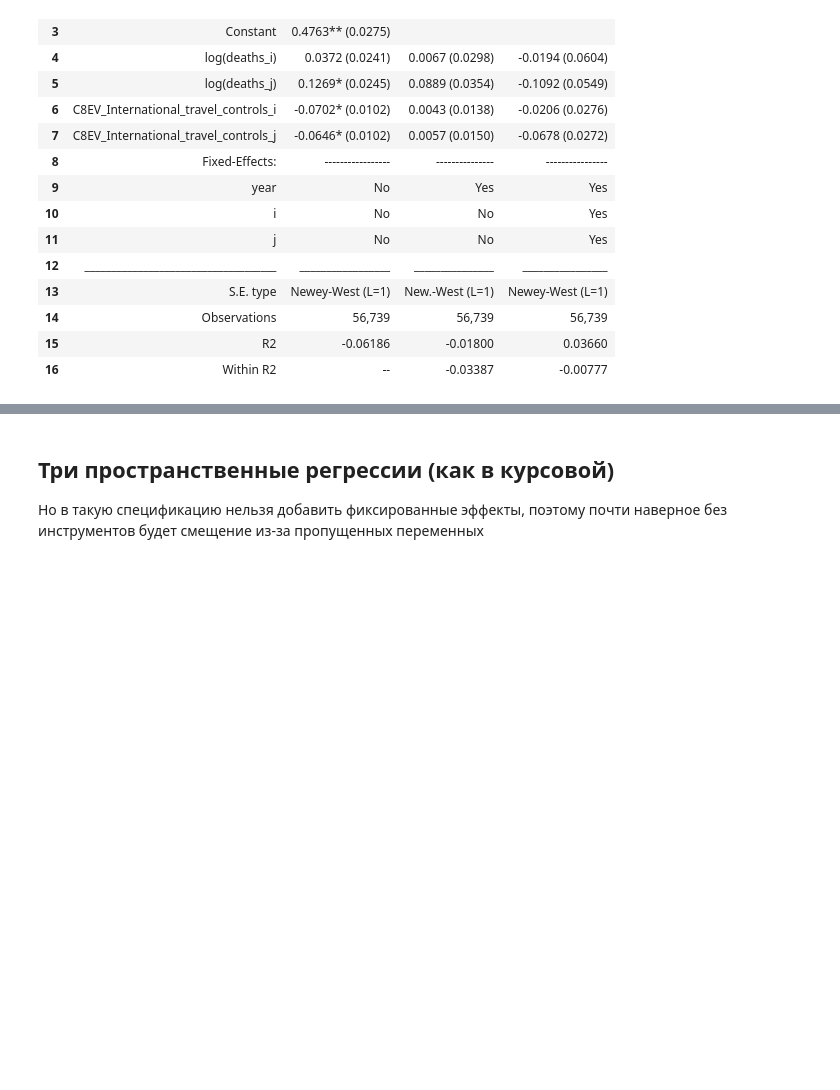
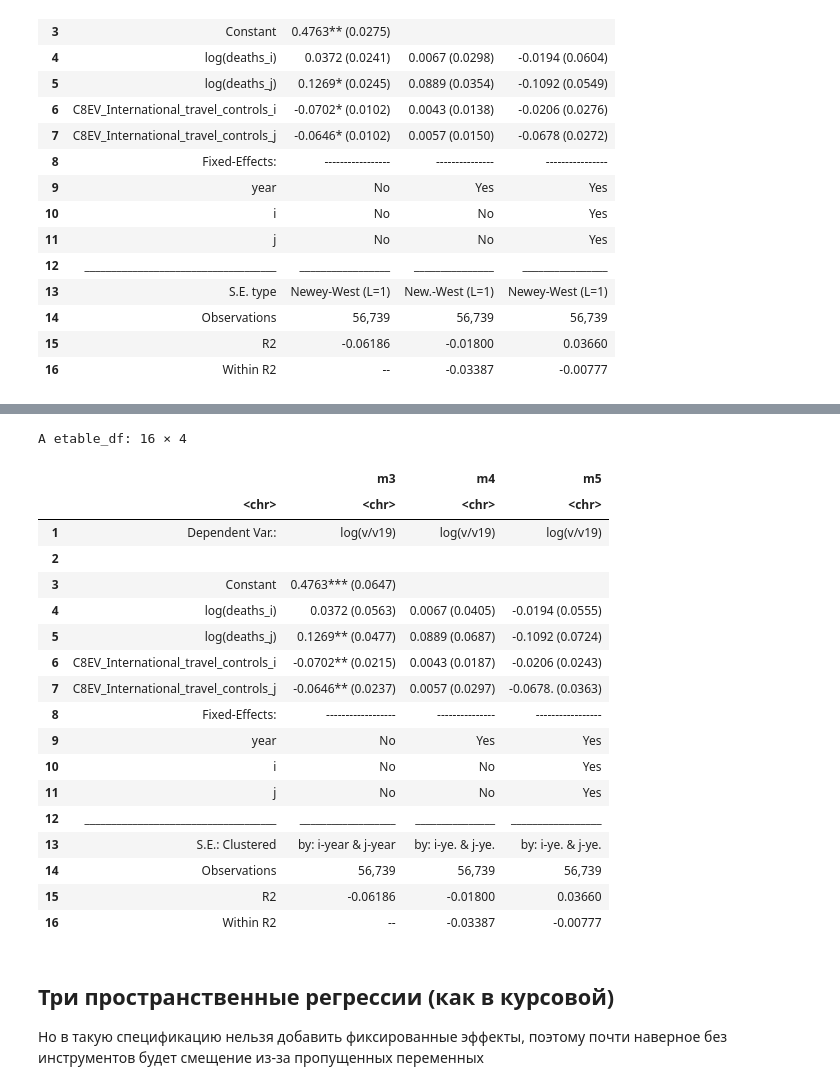
Before and after one commit to xan-d-or/thesis, a Jupyter notebook: analysis/hs0_estimation.ipynb, the cells around one changed output, grey strips where cells are left out. Cells and saved outputs as stored; diff of their text form; code cells hidden in the pictures; blank space fills up the shorter version.

```diff
--- a/analysis/hs0_estimation.ipynb
+++ b/analysis/hs0_estimation.ipynb
@@ -380,6 +403,29 @@ A etable_df: 16 × 4
 | 14 | Observations | 56,739 | 56,739 | 56,739 |
 | 15 | R2 | -0.06186 | -0.01800 | 0.03660 |
 | 16 | Within R2 | -- | -0.03387 | -0.00777 |
+# %%
+# Так вроде не очень корректно делать, если мы верим в возможную автокорреляцию
+etable(m3, m4, m5, vcov = ~i^year+j^year, signif.code = signif.code)
+# %% [output]
+A etable_df: 16 × 4
+|  |  | m3 | m4 | m5 |
+|  | <chr> | <chr> | <chr> | <chr> |
+| 1 | Dependent Var.: | log(v/v19) | log(v/v19) | log(v/v19) |
+| 2 |  |  |  |  |
+| 3 | Constant | 0.4763*** (0.0647) |  |  |
+| 4 | log(deaths_i) | 0.0372 (0.0563) | 0.0067 (0.0405) | -0.0194 (0.0555) |
+| 5 | log(deaths_j) | 0.1269** (0.0477) | 0.0889 (0.0687) | -0.1092 (0.0724) |
+| 6 | C8EV_International_travel_controls_i | -0.0702** (0.0215) | 0.0043 (0.0187) | -0.0206 (0.0243) |
+| 7 | C8EV_International_travel_controls_j | -0.0646** (0.0237) | 0.0057 (0.0297) | -0.0678. (0.0363) |
+| 8 | Fixed-Effects: | ------------------ | --------------- | ----------------- |
+| 9 | year | No | Yes | Yes |
+| 10 | i | No | No | Yes |
+| 11 | j | No | No | Yes |
+| 12 | ____________________________________ | __________________ | _______________ | _________________ |
+| 13 | S.E.: Clustered | by: i-year & j-year | by: i-ye. & j-ye. | by: i-ye. & j-ye. |
+| 14 | Observations | 56,739 | 56,739 | 56,739 |
+| 15 | R2 | -0.06186 | -0.01800 | 0.03660 |
+| 16 | Within R2 | -- | -0.03387 | -0.00777 |
 # %%
 # С помощью fixest::demean можно отрисовать scatterplot, который обосновывает необходимость использовать фиксированные эффекты
 # %% [markdown]
```
Also changed, not shown: parts of 4 cells of this notebook, 2 other files.
